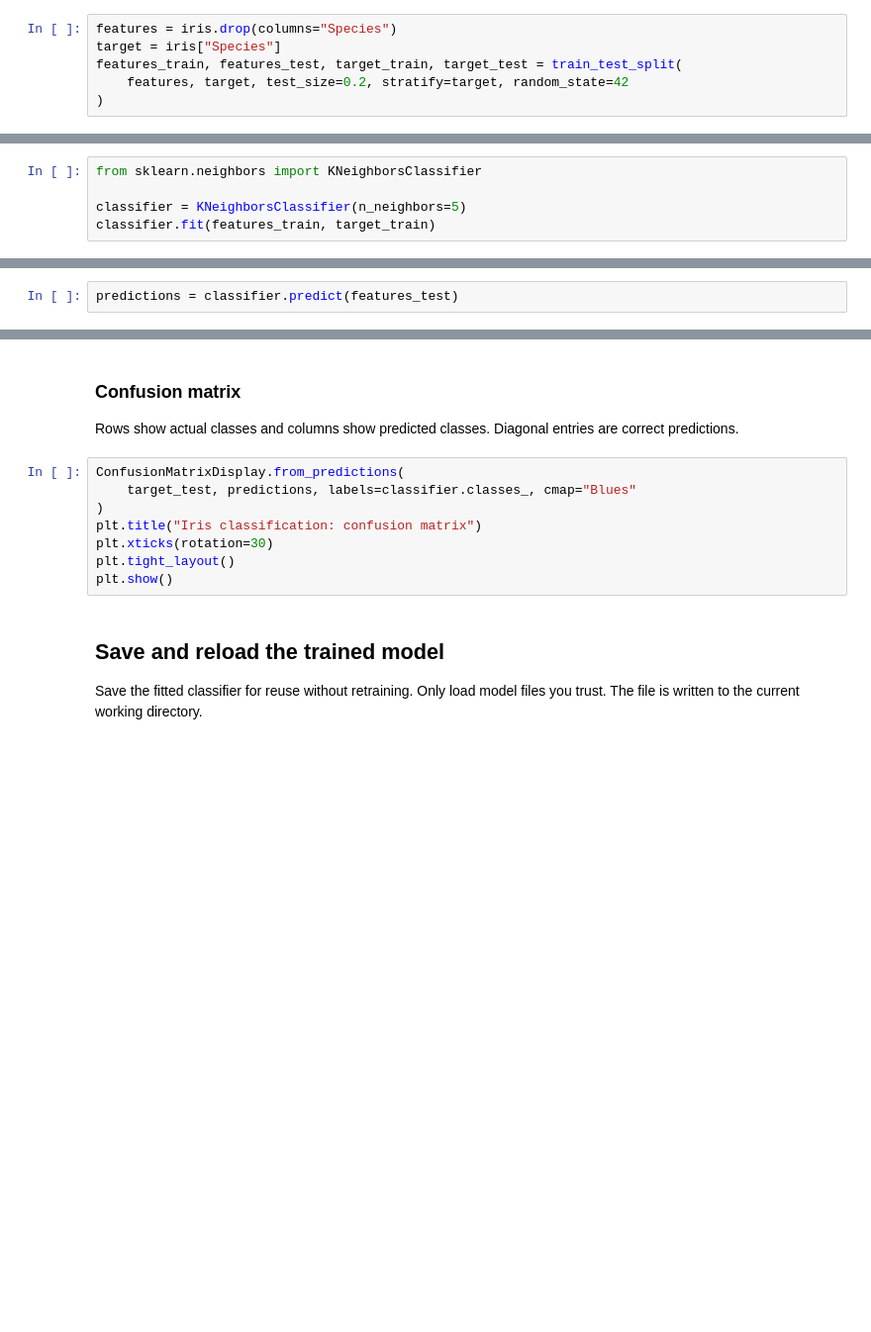
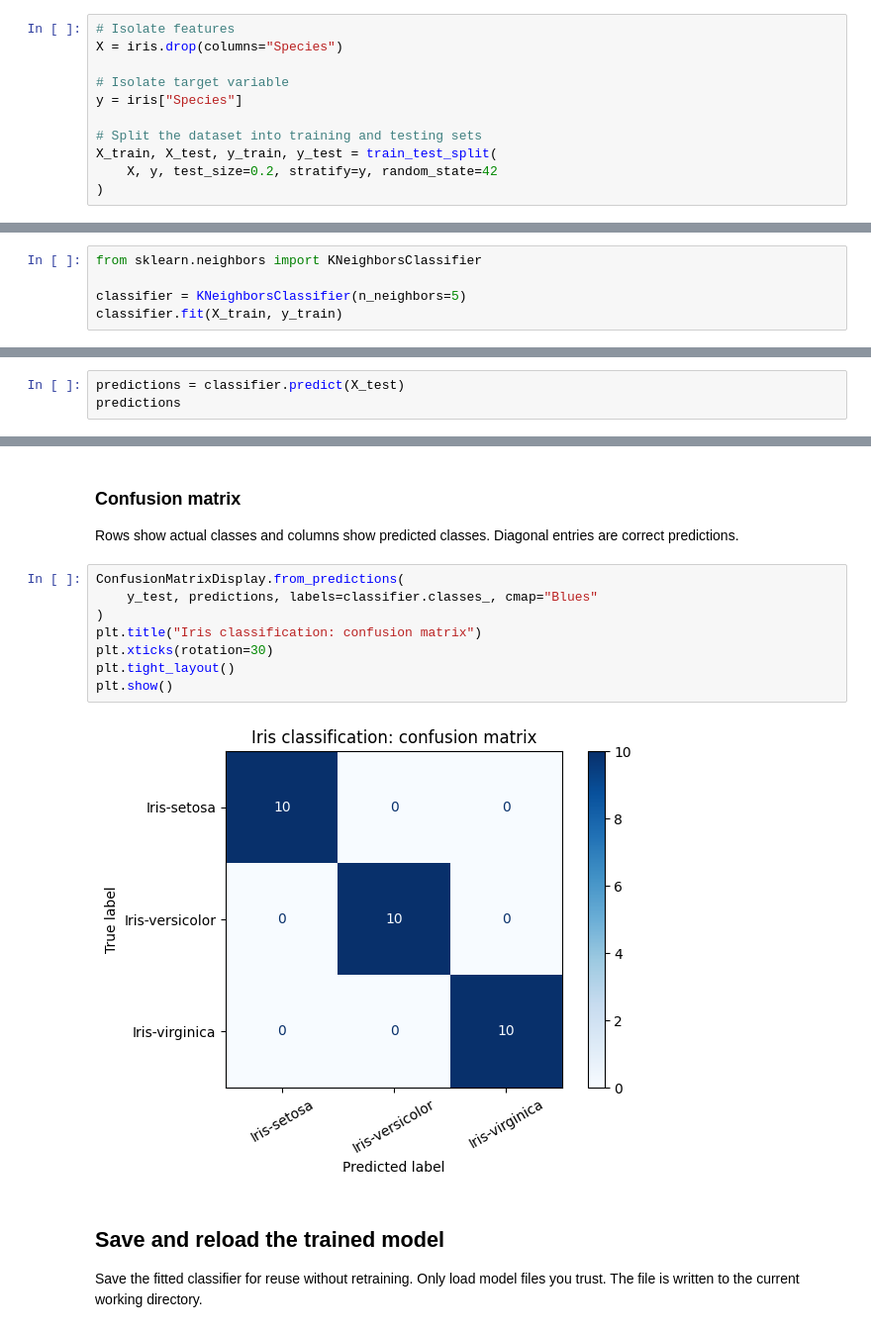
Before and after one commit to eugeniomorocho/ArtificialIntelligence, a Jupyter notebook: Unit 5. Machine Learning as an AI Component/5.4 Supervised learning/5.4.1 k-NN/Iris Classification with k-Nearest Neighbors.ipynb, the cells around one changed output, grey strips where cells are left out. Shown at 99% size. Drawn from its saved outputs; the diff is of its cells as text; blank space fills up the shorter version.

```diff
--- a/Unit 5. Machine Learning as an AI Component/5.4 Supervised learning/5.4.1 k-NN/Iris Classification with k-Nearest Neighbors.ipynb
+++ b/Unit 5. Machine Learning as an AI Component/5.4 Supervised learning/5.4.1 k-NN/Iris Classification with k-Nearest Neighbors.ipynb
@@ -70,8 +113,13 @@ Separate the four predictors (`features`) from the species label (`target`). Res
 # %%
-features = iris.drop(columns="Species")
-target = iris["Species"]
-features_train, features_test, target_train, target_test = train_test_split(
-    features, target, test_size=0.2, stratify=target, random_state=42
+# Isolate features
+X = iris.drop(columns="Species")
+
+# Isolate target variable
+y = iris["Species"]
+
+# Split the dataset into training and testing sets
+X_train, X_test, y_train, y_test = train_test_split(
+    X, y, test_size=0.2, stratify=y, random_state=42
 )
 # %% [markdown]
 ## Train the k-NN classifier
@@ -80,4 +128,4 @@ With `n_neighbors=5`, the classifier predicts a flower's species from the majori
 from sklearn.neighbors import KNeighborsClassifier
 
 classifier = KNeighborsClassifier(n_neighbors=5)
-classifier.fit(features_train, target_train)
+classifier.fit(X_train, y_train)
@@ -85,4 +135,5 @@ classifier.fit(features_train, target_train)
 ## Evaluate on unseen data
 Predict the species of the held-out examples.
 # %%
-predictions = classifier.predict(features_test)
+predictions = classifier.predict(X_test)
+predictions
@@ -108,12 +181,14 @@ print(classification_report(target_test, predictions, zero_division=0))
 Rows show actual classes and columns show predicted classes. Diagonal entries are correct predictions.
 # %%
 ConfusionMatrixDisplay.from_predictions(
-    target_test, predictions, labels=classifier.classes_, cmap="Blues"
+    y_test, predictions, labels=classifier.classes_, cmap="Blues"
 )
 plt.title("Iris classification: confusion matrix")
 plt.xticks(rotation=30)
 plt.tight_layout()
 plt.show()
+# %% [output]
+[figure, added]
 # %% [markdown]
 ## Save and reload the trained model
 Save the fitted classifier for reuse without retraining. Only load model files you trust. The file is written to the current working directory.
```
Also changed, not shown: parts of 22 cells of this notebook, 2 other files.
